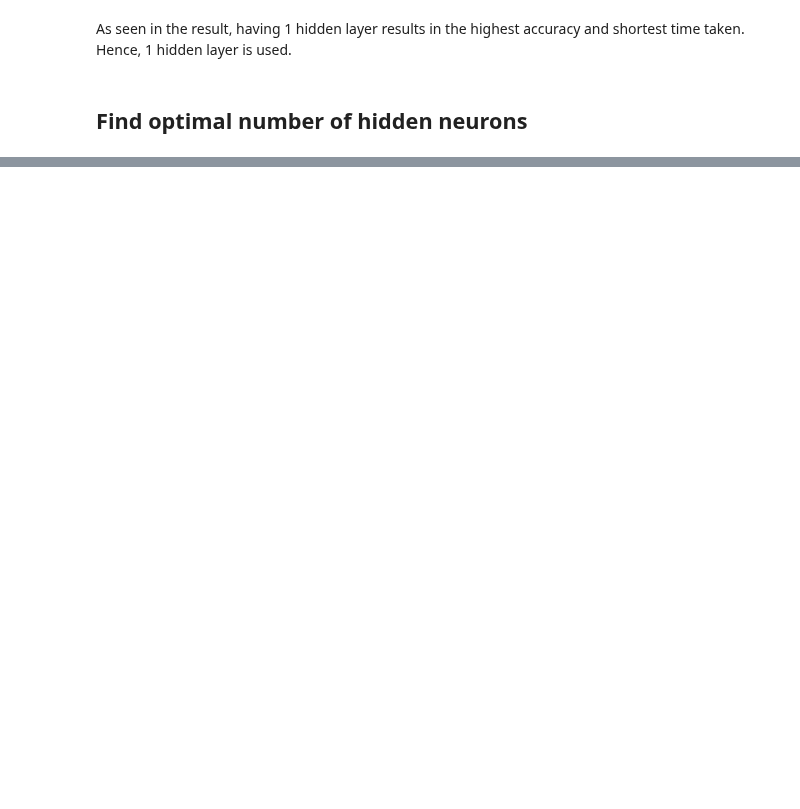
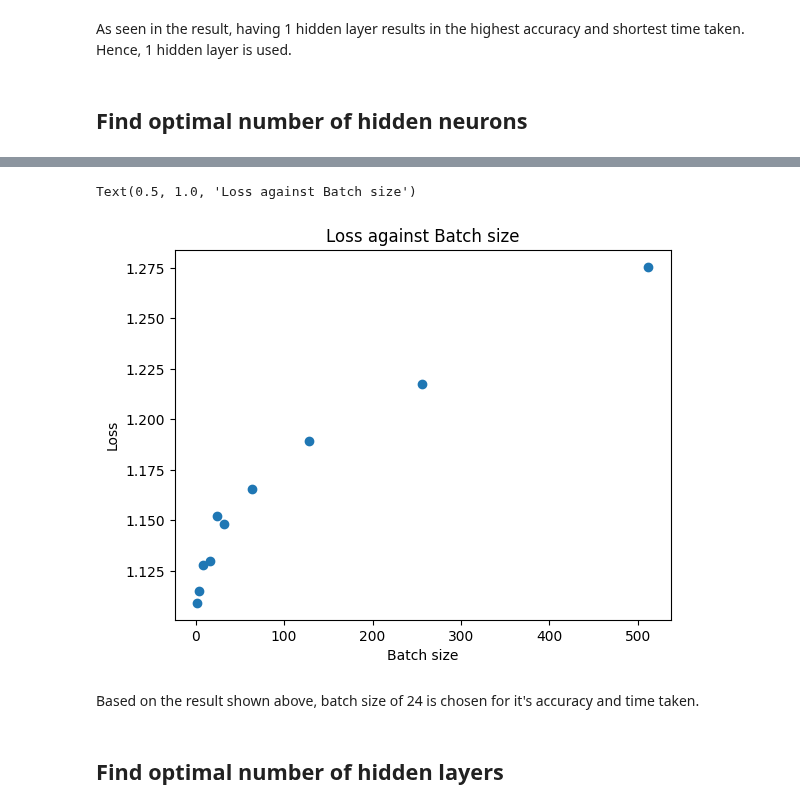
Before and after one commit to gtengwei/CZ4045-NLP-Group-8, a Jupyter notebook: Part 2/Part_2_LSTM_model.ipynb, the cells around one changed output, grey strips where cells are left out. Cells and saved outputs as stored; diff of their text form; code cells hidden in the pictures; blank space fills up the shorter version.

```diff
--- a/Part 2/Part_2_LSTM_model.ipynb
+++ b/Part 2/Part_2_LSTM_model.ipynb
@@ -730,0 +877,13 @@ Text(0.5, 1.0, 'Loss against Number of Hidden Neurons')
+# %%
+# Plot dev loss against batch size
+plt.scatter(loss_batch_size.keys(), loss_batch_size.values())
+plt.xlabel("Batch size")
+plt.ylabel("Loss")
+plt.title("Loss against Batch size")
+# %% [output]
+Text(0.5, 1.0, 'Loss against Batch size')
+[figure, added]
+# %% [markdown]
+Based on the result shown above, batch size of 24 is chosen for it's accuracy and time taken.
+# %% [markdown]
+## Find optimal number of hidden layers
```
Also changed, not shown: parts of 37 cells of this notebook.
